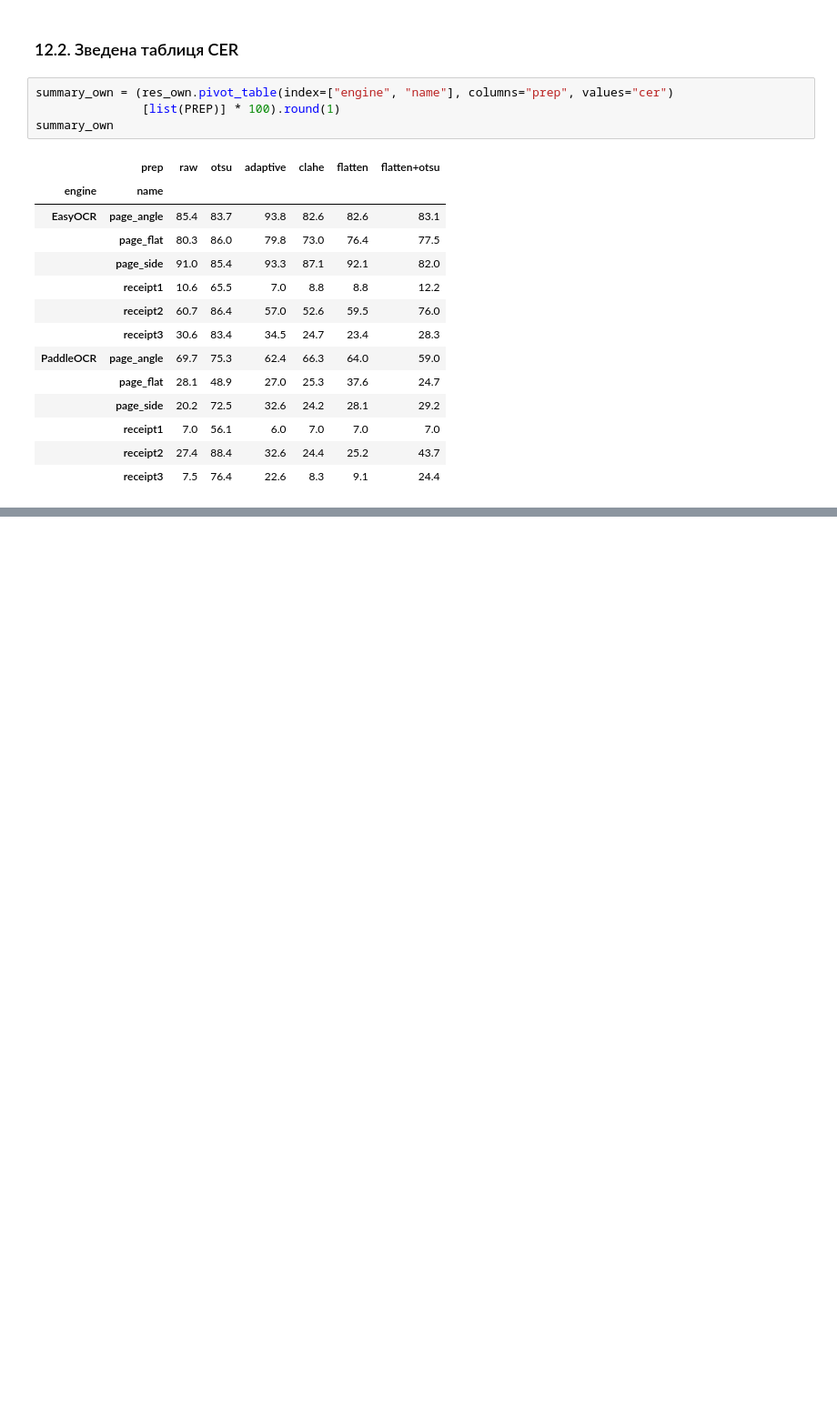
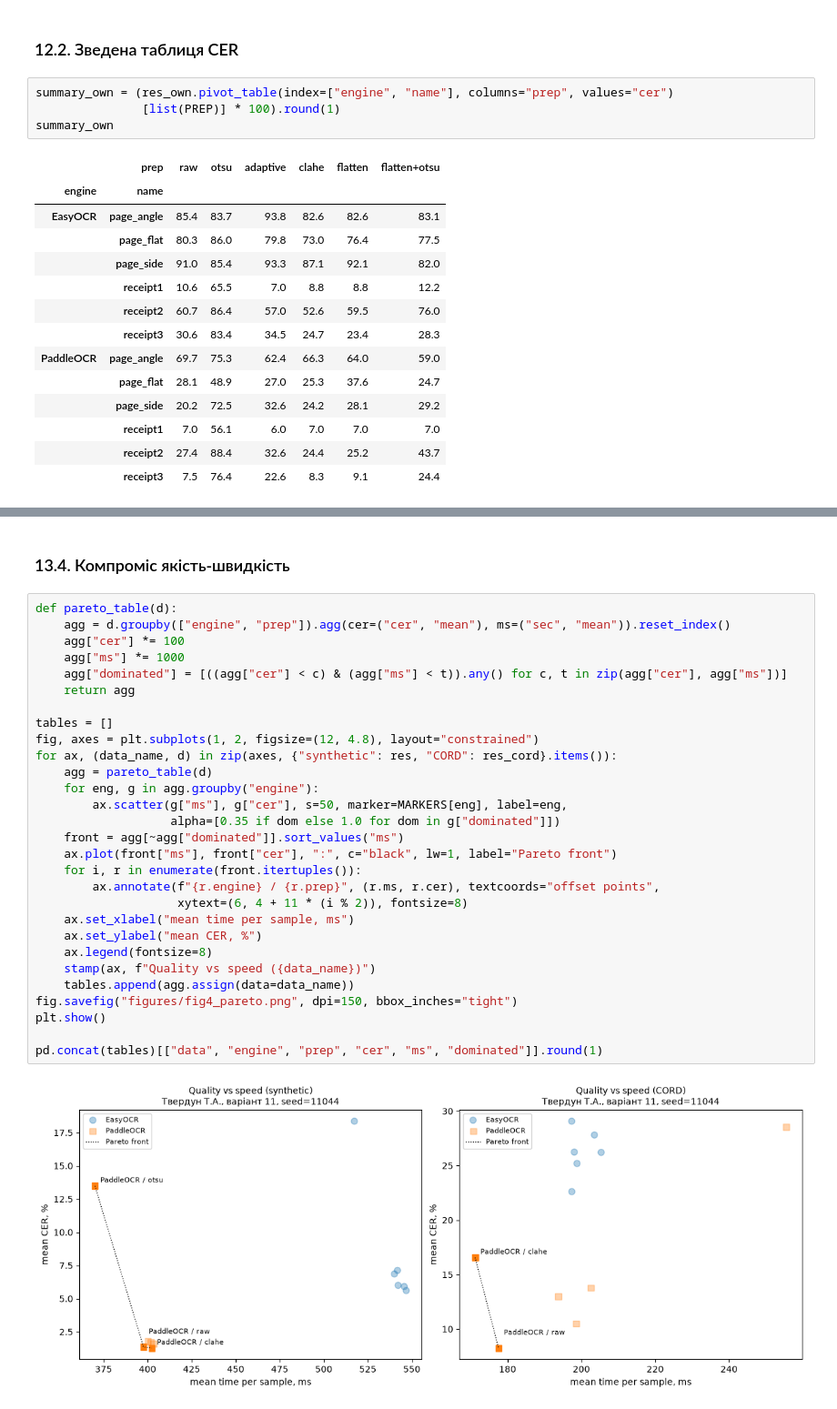
Before and after one commit to TanyaTverdun/AI_lab3_text_recognition, a Jupyter notebook: lab3.ipynb, the cells around one changed output, grey strips where cells are left out. Shown at 91% size. Drawn from its saved outputs; the diff is of its cells as text; blank space fills up the shorter version.

```diff
--- a/lab3.ipynb
+++ b/lab3.ipynb
@@ -900,0 +1033,33 @@ summary_own
+# %% [markdown]
+### 13.4. Компроміс якість-швидкість
+# %%
+def pareto_table(d):
+    agg = d.groupby(["engine", "prep"]).agg(cer=("cer", "mean"), ms=("sec", "mean")).reset_index()
+    agg["cer"] *= 100
+    agg["ms"] *= 1000
+    agg["dominated"] = [((agg["cer"] < c) & (agg["ms"] < t)).any() for c, t in zip(agg["cer"], agg["ms"])]
+    return agg
+
+tables = []
+fig, axes = plt.subplots(1, 2, figsize=(12, 4.8), layout="constrained")
+for ax, (data_name, d) in zip(axes, {"synthetic": res, "CORD": res_cord}.items()):
+    agg = pareto_table(d)
+    for eng, g in agg.groupby("engine"):
+        ax.scatter(g["ms"], g["cer"], s=50, marker=MARKERS[eng], label=eng,
+                   alpha=[0.35 if dom else 1.0 for dom in g["dominated"]])
+    front = agg[~agg["dominated"]].sort_values("ms")
+    ax.plot(front["ms"], front["cer"], ":", c="black", lw=1, label="Pareto front")
+    for i, r in enumerate(front.itertuples()):
+        ax.annotate(f"{r.engine} / {r.prep}", (r.ms, r.cer), textcoords="offset points",
+                    xytext=(6, 4 + 11 * (i % 2)), fontsize=8)
+    ax.set_xlabel("mean time per sample, ms")
+    ax.set_ylabel("mean CER, %")
+    ax.legend(fontsize=8)
+    stamp(ax, f"Quality vs speed ({data_name})")
+    tables.append(agg.assign(data=data_name))
+fig.savefig("figures/fig4_pareto.png", dpi=150, bbox_inches="tight")
+plt.show()
+
+pd.concat(tables)[["data", "engine", "prep", "cer", "ms", "dominated"]].round(1)
+# %% [output]
+[figure, added]
```
Also changed, not shown: parts of 12 cells of this notebook.
